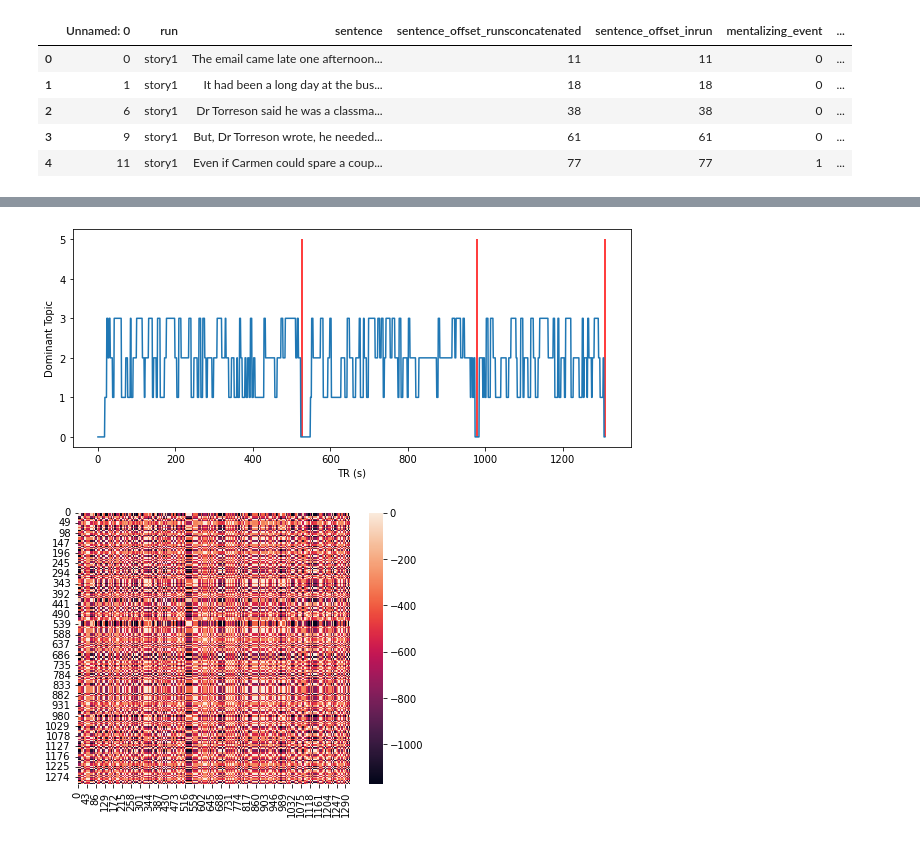
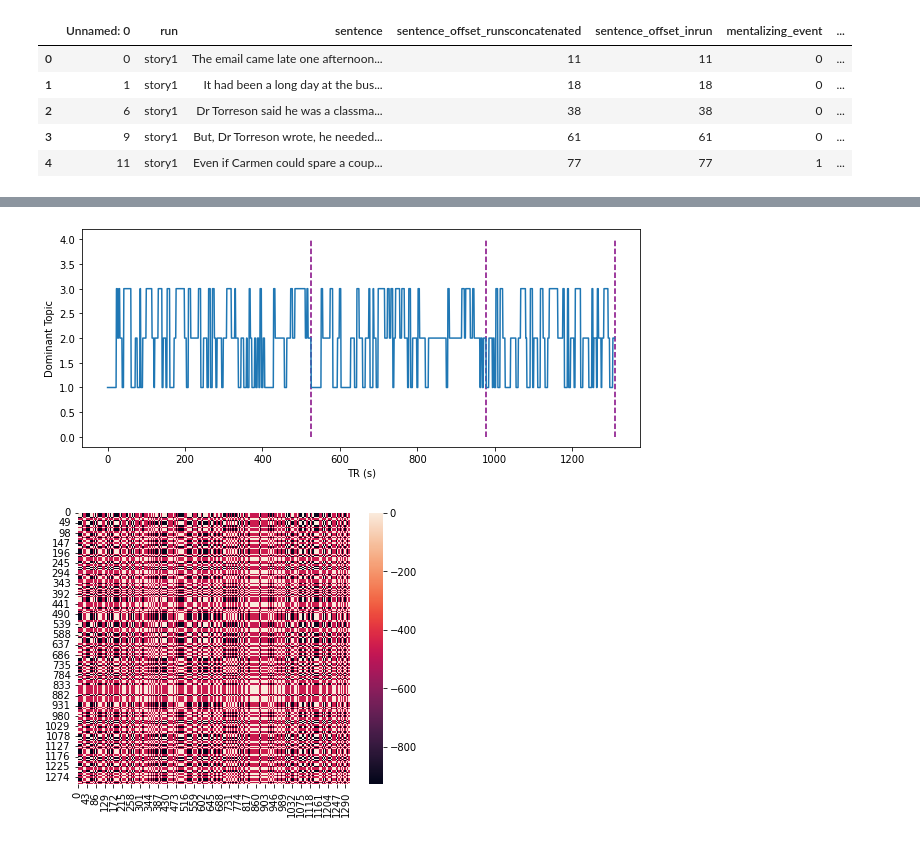
Before and after one commit to jahchwe/nh-paranoia, a Jupyter notebook: BERTopic_modelling/BERTopic-modelling_testing_code.ipynb, the cells around one changed output, grey strips where cells are left out. Cells and saved outputs as stored; diff of their text form; code cells hidden in the pictures.

```diff
--- a/BERTopic_modelling/BERTopic-modelling_testing_code.ipynb
+++ b/BERTopic_modelling/BERTopic-modelling_testing_code.ipynb
@@ -374,39 +389,44 @@ for i in range(1,len(sent_label_df_r2['sentence_offset_inrun'])-1):
 
 for i in range(1,len(sent_label_df_r3['sentence_offset_inrun'])-1):
     ment_r3[sent_label_df_r3['sentence_offset_inrun'].loc[i]:sent_label_df_r3['sentence_offset_inrun'].loc[i+1]] = sent_label_df_r3['Dominant_topic'].loc[i]
+
+ment_r1[0:18] = 1
+ment_r1[524:526] = 2
+ment_r2[0:23] = 1
+ment_r2[448:452] = 2
+ment_r3[0:7] = 1
+ment_r3[329:332] = 2
 # %%
 import matplotlib.pyplot as plt
 import numpy as np
 
 size = [T1, T2, T3]
 time_total = sum(size)
 
 xpoints = np.arange(0, time_total, 1, dtype=int)
 ypoints = np.hstack((ment_r1, ment_r2, ment_r3))
 
 f = plt.figure()
 f.set_figwidth(10)
 f.set_figheight(4)
 plt.plot(xpoints, ypoints)
 
 plt.xlabel("TR (s)")
 plt.ylabel("Dominant Topic")
 #plt.title("Changes in Topic over time")
 
-plt.vlines(x=T1, ymin = -0, ymax=3, colors='red')
-plt.vlines(x=T1+T2, ymin = 0, ymax=3, colors='red')
-plt.vlines(x=T1+T2+T3, ymin = 0, ymax=3, colors='red')
+plt.vlines(x=T1, ymin = 0, ymax=4, colors='purple', linestyles='--')
+plt.vlines(x=T1+T2, ymin = 0, ymax=4, colors='purple', linestyles= '--')
+plt.vlines(x=T1+T2+T3, ymin = 0, ymax=4, colors='purple', linestyles='--')
 
-plt.savefig('FIG-BERTopic_modelling_results.png')
+plt.savefig('/home/jovyan/nh-paranoia/BERTopic_modelling/FIG-BERTopic_modelling_results.png', dpi=300)
 plt.show()
-
-#plt.savefig('BERTopic_modelling_results.png')
 # %% [output]
-[figure, old version]
+[figure, new version]
 # %%
 behav_rank = rankdata(ypoints)
 behav_sim_nn = Adjacency(pairwise_distances(np.reshape(behav_rank, (-1, 1)), metric='euclidean'), matrix_type='distance')
 behav_sim_nn = behav_sim_nn.distance_to_similarity()
 behav_sim_nn.plot()
 # %% [output]
-[figure, old version]
+[figure, new version]
```
Also changed, not shown: parts of 3 cells of this notebook, 1 other file.
